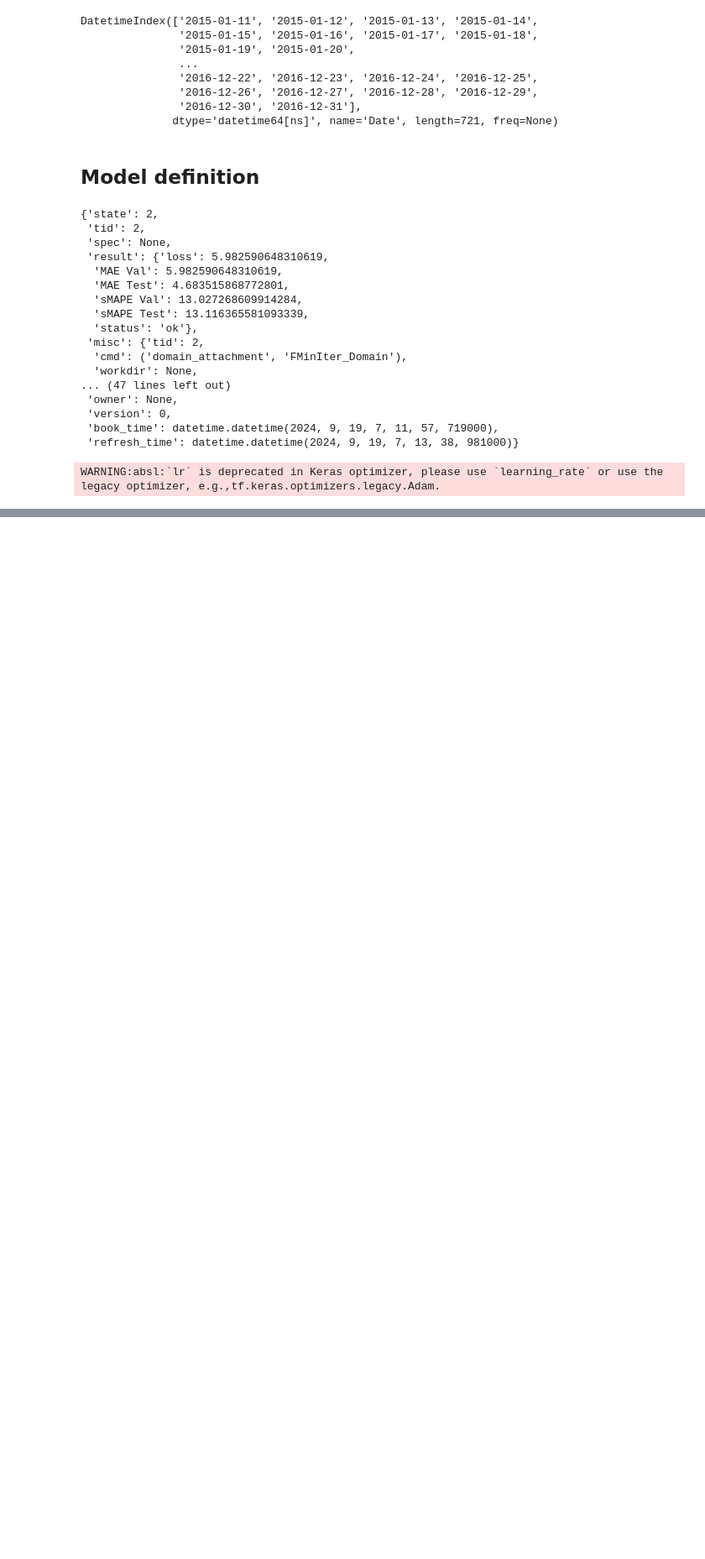
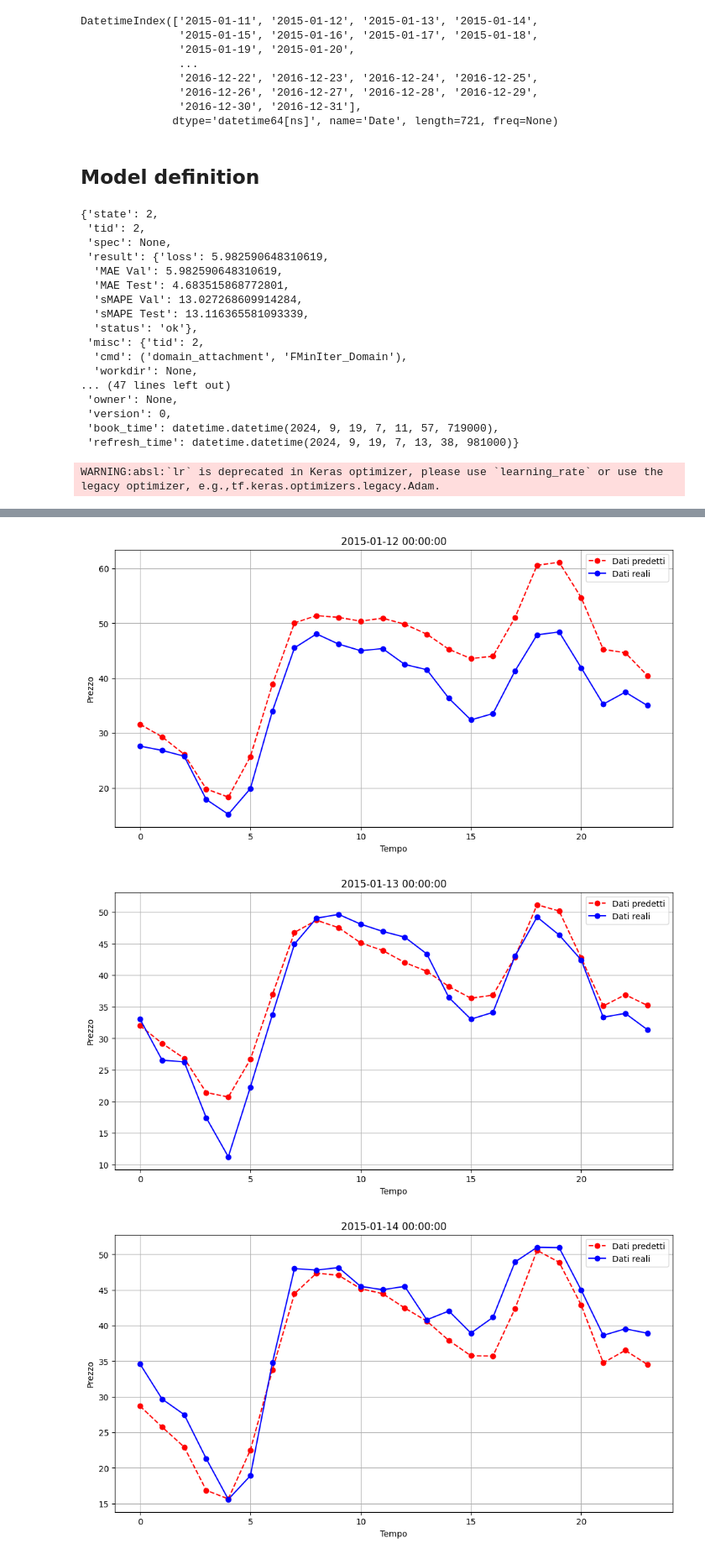
Before and after one commit to giovannicatalano-ors/epftoolbox, a Jupyter notebook: DNN_test.ipynb, the cells around one changed output, grey strips where cells are left out. Shown at 84% size. Saved outputs shown, nothing was run; the diff lists cells and outputs as text; code cells hidden in the pictures; blank space fills up the shorter version.

```diff
--- a/DNN_test.ipynb
+++ b/DNN_test.ipynb
@@ -211,6 +248,6 @@ model.recalibrate(X_train_reg, Y_train_reg, X_val_reg, Y_val_reg)
 # %% [output]
 WARNING:absl:`lr` is deprecated in Keras optimizer, please use `learning_rate` or use the legacy optimizer, e.g.,tf.keras.optimizers.legacy.Adam.
 # %%
-model.predict(X_test_reg)
+Y_test_pred = model.predict(X_test_reg)
 # %% [output]
 (721, 24)
@@ -217,0 +254,20 @@ ValueError: operands could not be broadcast together with shapes (1,17304) (24,)
+# %%
+time_index = np.arange(24)
+
+for i in range(1, 10):
+
+    plt.figure(figsize=(12, 6))
+
+    plt.plot(time_index, Y_test_pred[i, :], label='Dati predetti', color='red', linestyle='--', marker='o')
+    plt.plot(time_index, Y_test[i, :], label='Dati reali', color='blue', linestyle='-', marker='o')
+
+    plt.xlabel('Tempo')
+    plt.ylabel('Prezzo')
+    plt.legend()
+    plt.title(str(indexTest[i]))
+    plt.grid(True)
+    plt.show()
+# %% [output]
+[figure, added]
+[figure, added]
+[figure, added]
```
Also changed, not shown: parts of 32 cells of this notebook, 2 other files.
